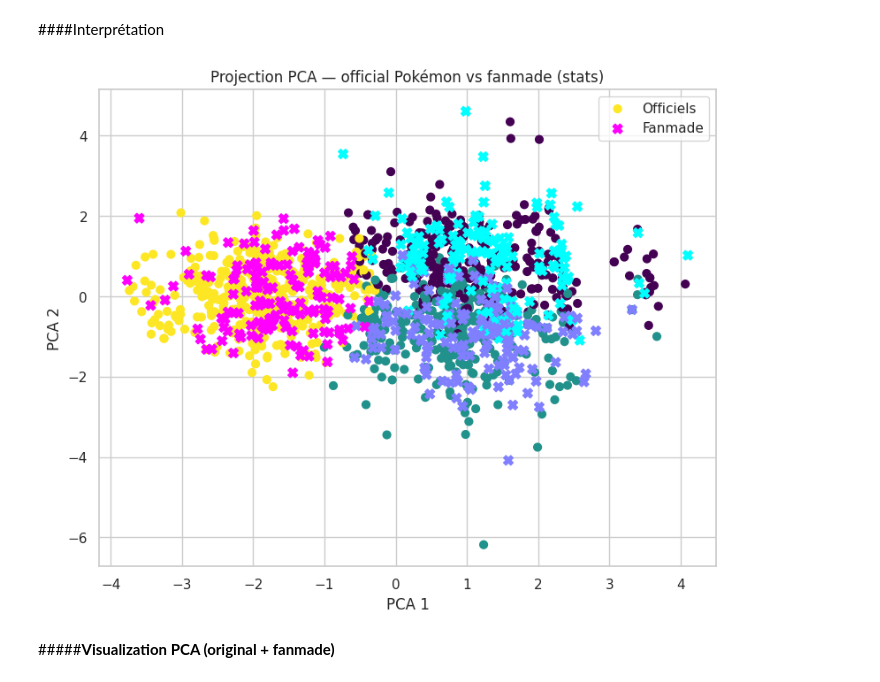
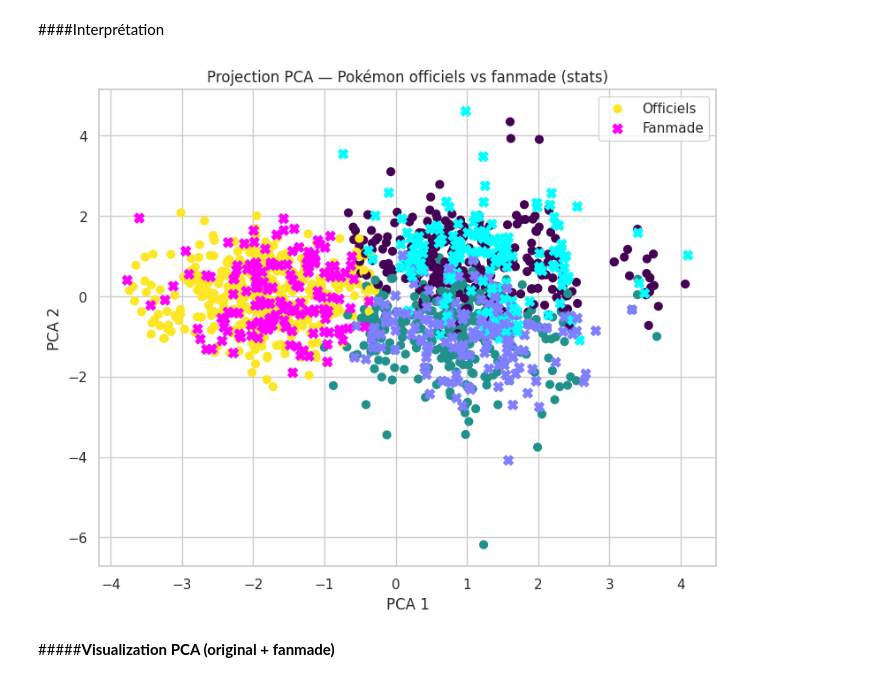
Before and after one commit to NathanaelLUCETTE/projet_ML, a Jupyter notebook: pokemon_clustering_project.ipynb, the cells around one changed output. Drawn from its saved outputs; the diff is of its cells as text; code cells hidden in the pictures.

```diff
--- a/pokemon_clustering_project.ipynb
+++ b/pokemon_clustering_project.ipynb
@@ -767,34 +769,34 @@ Their stat design does not follow the patterns of the official generations, so t
 # %%
 from sklearn.decomposition import PCA
 import matplotlib.pyplot as plt
 import numpy as np
 
-# PCA on the whole (official + fanmade)
+# PCA sur l'ensemble (officiel + fanmade)
 combined = np.vstack([df_stats_scaled, new_stats_scaled])
 pca = PCA(n_components=2)
 combined_pca = pca.fit_transform(combined)
 
-# Separation of the two groups
+# Séparation des deux groupes
 n_official = df_stats_scaled.shape[0]
 official_pca = combined_pca[:n_official]
 fanmade_pca = combined_pca[n_official:]
 
-# Prediction
+# Prédictions
 official_labels = k_means_stats_3.labels_
 fanmade_labels = new_labels
 
 plt.figure(figsize=(9,7))
 plt.scatter(official_pca[:,0], official_pca[:,1], c=official_labels, cmap="viridis", s=40, label="Officiels")
 plt.scatter(fanmade_pca[:,0], fanmade_pca[:,1], c=fanmade_labels, cmap="cool", s=60, marker="X", label="Fanmade")
 
-plt.title("Projection PCA — official Pokémon vs fanmade (stats)")
+plt.title("Projection PCA — Pokémon officiels vs fanmade (stats)")
 plt.xlabel("PCA 1")
 plt.ylabel("PCA 2")
 plt.legend()
 plt.grid(True)
 plt.show()
 # %% [output]
-[figure, old version]
+[figure, new version]
 # %% [markdown]
 #####**Visualization PCA (original + fanmade)**
 # %% [markdown]
```
Also changed, not shown: parts of 12 cells of this notebook.
